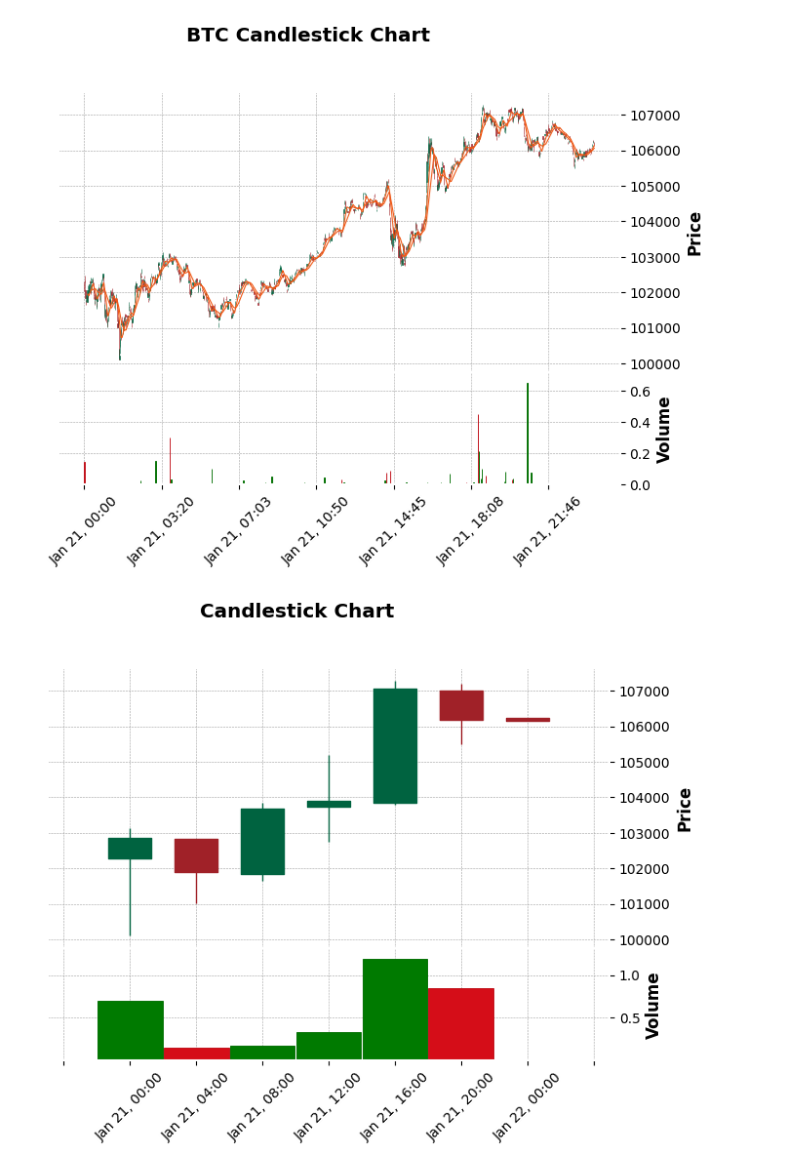
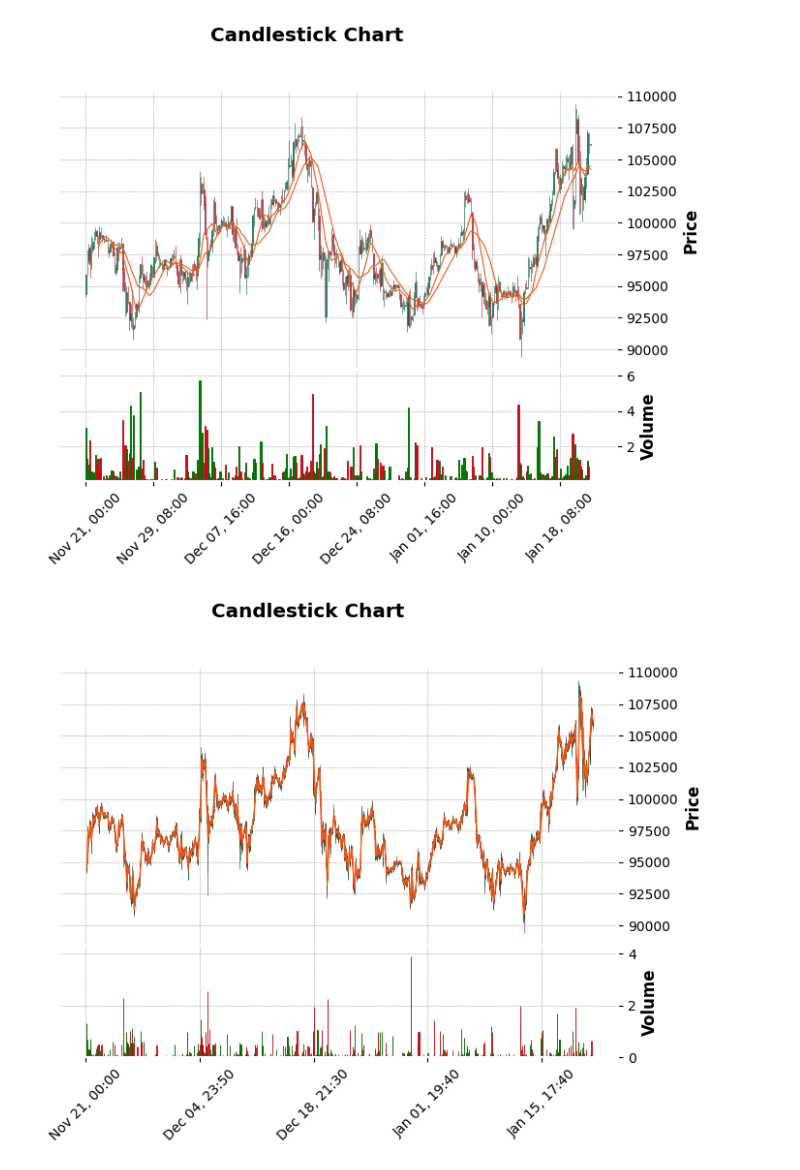
Before and after one commit to adityanandy2802/insight_fusion, a Jupyter notebook: fractal_stock_markets.ipynb, the cells around one changed output. Saved outputs shown, nothing was run; the diff lists cells and outputs as text; code cells hidden in the pictures.

```diff
--- a/fractal_stock_markets.ipynb
+++ b/fractal_stock_markets.ipynb
@@ -132,2 +180,8 @@ def tendency(index, signal = "bearish", use = '4h'):
             return True
     return False
+# %%
+#GLOBAL VARIABLES -> function dependencies
+data_minute = get_data(start = datetime(2024, 11, 21), end = datetime(2025, 1, 22))
+data = {}
+data_filled = {}
+timestamps = {}
@@ -134,34 +190,32 @@ def tendency(index, signal = "bearish", use = '4h'):
+# %%
+data["minute"] = data_minute
+timestamps["minute"] = list(data_minute.index)
+# %%
+data["4h"], timestamps["4h"] = resample(data_minute, '4H')
+data["10m"], timestamps["10m"] = resample(data_minute, '10Min')
+data["30m"], timestamps["30m"] = resample(data_minute, '30Min')
+
+
+for time in ["minute", "4h", "10m", "30m"]:
+    data_filled[time] = fractal_fill(data[time])
 # %%
-data_minute = get_data(start = datetime(2025, 1, 21), end = datetime(2025, 1, 22))
-data_4h = resample(data_minute, '4H')
-data_10m = resample(data_minute, '10Min')
-data_30m = resample(data_minute, '30Min')
-
-data_4h_filled = fractal_fill(data_4h)
-data_minute_filled = fractal_fill(data_minute)
-data_10m_filled = fractal_fill(data_10m)
-data_30m_filled = fractal_fill(data_30m)
-
-timestamps_4h = list(data_4h_filled.index) #GLOBAL PYTHON OBJECT -> `tendency` function dependency
-timestamps_30m = list(data_30m.index) #GLOBAL OBJECT
-
-data_10m_filled["signal"] = None
+data_filled["10m"]["signal"] = None
 i = 0
-for _, row in tqdm(data_10m_filled.iterrows(), total = len(data_10m_filled)):
-    time = data_10m_filled.index[i]
-    if data_10m_filled.loc[time, "fractal_type"] is not None: #bullish or bearish
-        index, closest = find_closest(time, timestamps_30m)
-        if data_10m_filled.loc[time, "fractal_type"] == "bearish":
+for _, row in tqdm(data_filled["10m"].iterrows(), total = len(data_filled["10m"])):
+    time = data_filled["10m"].index[i]
+    if data_filled["10m"].loc[time, "fractal_type"] is not None: #bullish or bearish
+        index, closest = find_closest(time, timestamps["30m"])
+        if data_filled["10m"].loc[time, "fractal_type"] == "bearish":
             if index > 2:
                 if tendency(index, "bearish", "30m"):
-                    data_10m_filled.loc[time, "signal"] = "bearish"
+                    data_filled["10m"].loc[time, "signal"] = "bearish"
         else:
             if index > 2:
                 if tendency(index, "bullish", "30m"):
-                    data_10m_filled.loc[time, "signal"] = "bullish"
+                    data_filled["10m"].loc[time, "signal"] = "bullish"
     i += 1
 
-candleplot(data_4h),  candleplot(data_10m), data_10m_filled[data_10m_filled["signal"] == "bearish"]
+candleplot(data["4h"]),  candleplot(data["10m"]), data_filled["10m"][data_filled["10m"]["signal"] == "bearish"]
 # %% [output]
-[figure, old version]
+[figure, new version]
-[figure, old version]
+[figure, new version]
```
Also changed, not shown: parts of 23 cells of this notebook, 1 other file.
